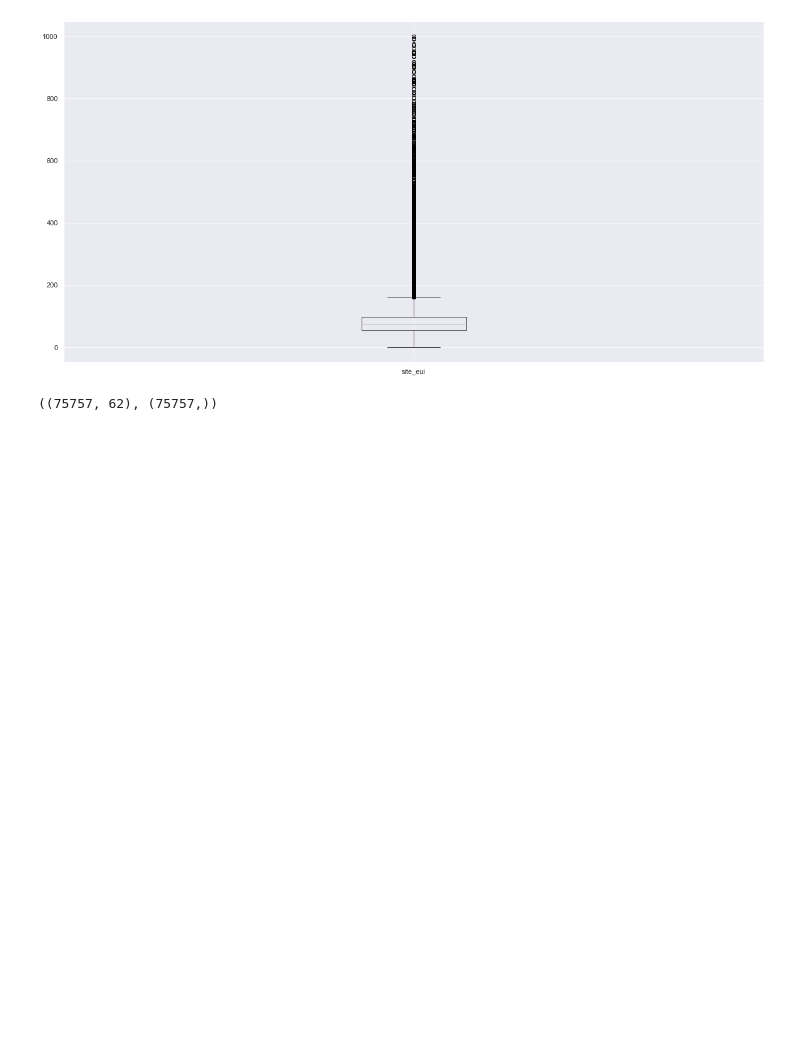
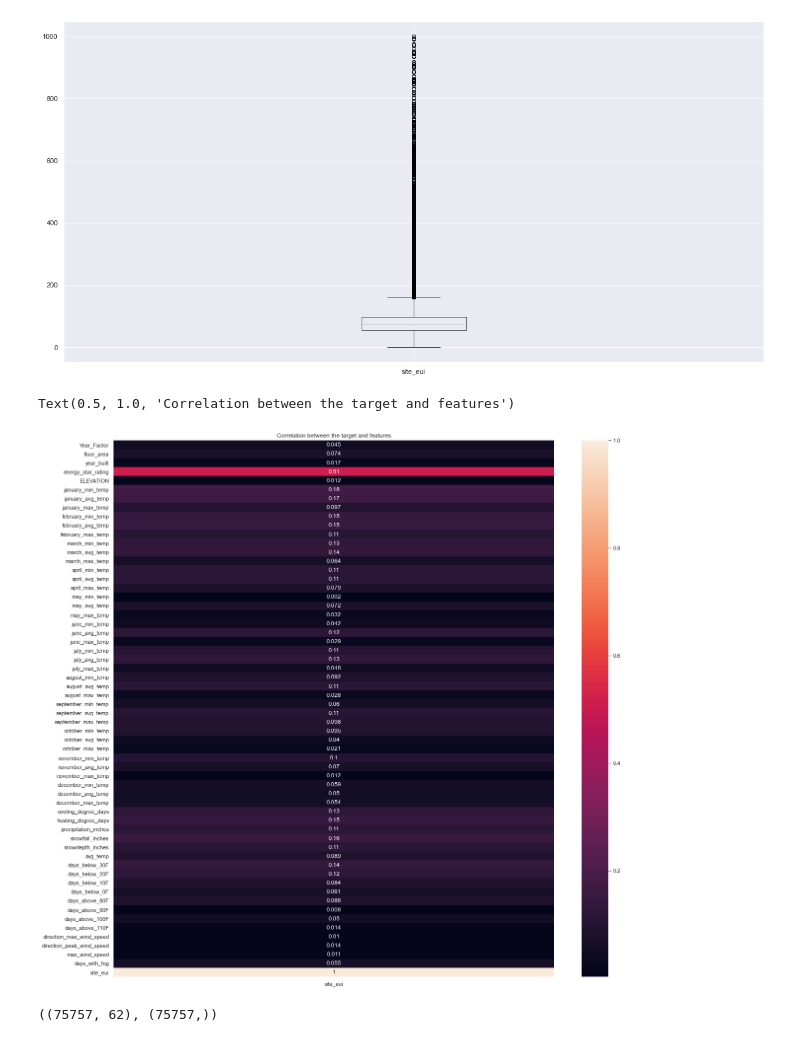
Before and after one commit to Teetee-lab/WIDS_Datathon2022_Project, a Jupyter notebook: notebook/EDA.ipynb, the cells around one changed output. Cells and saved outputs as stored; diff of their text form; code cells hidden in the pictures; blank space fills up the shorter version.

```diff
--- a/notebook/EDA.ipynb
+++ b/notebook/EDA.ipynb
@@ -162,4 +162,12 @@ train_df.boxplot(column = 'site_eui')
 plt.show()
 # %% [output]
 [figure]
+# %%
+#Using the heatmap to view the feature that correlate with the target.
+plt.figure(figsize = (20,20))
+ax =sns.heatmap(abs(train_df.corr())[['site_eui']], annot = True);
+plt.title("Correlation between the target and features")
+# %% [output]
+Text(0.5, 1.0, 'Correlation between the target and features')
+[figure, added]
 # %%
```
Also changed, not shown: parts of 6 cells of this notebook.
